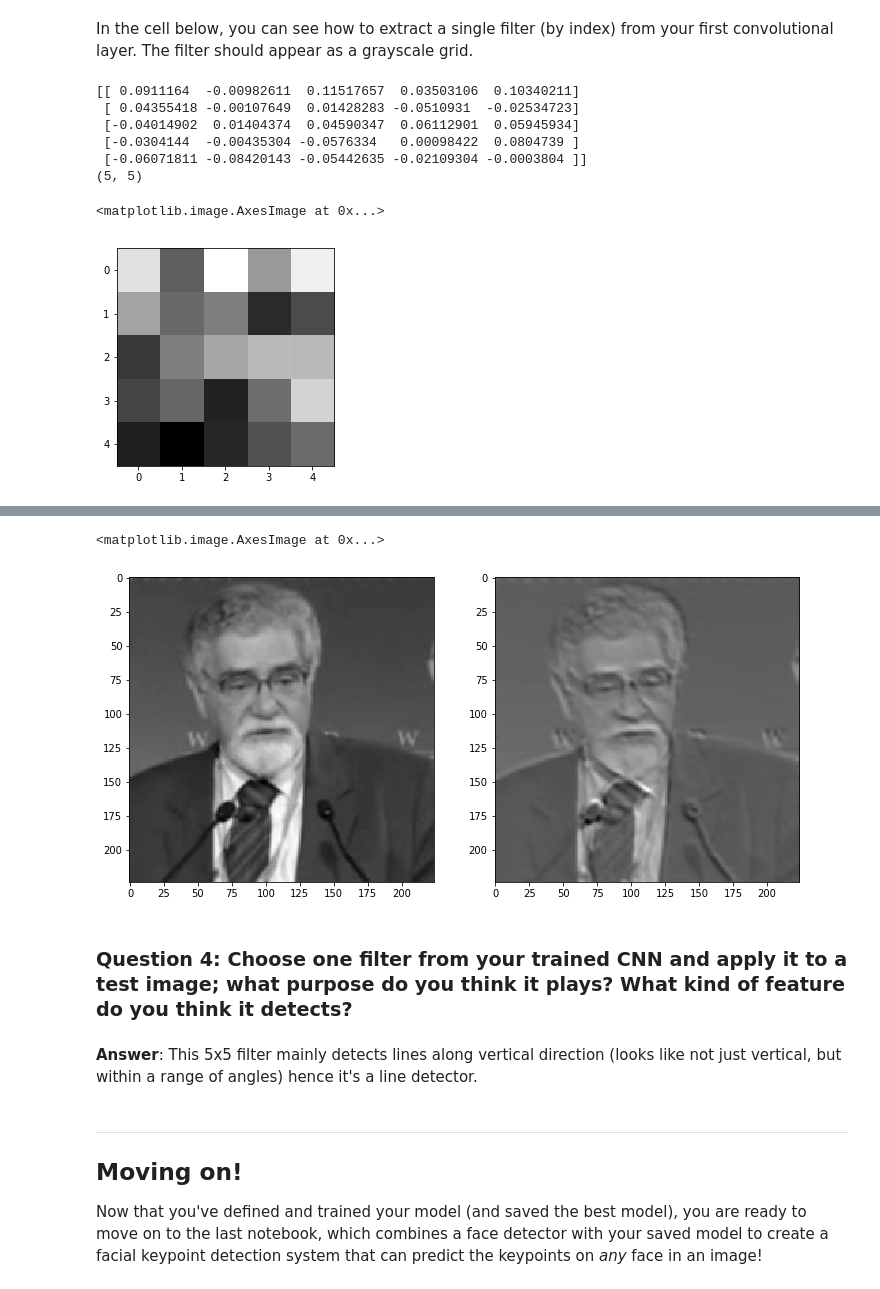
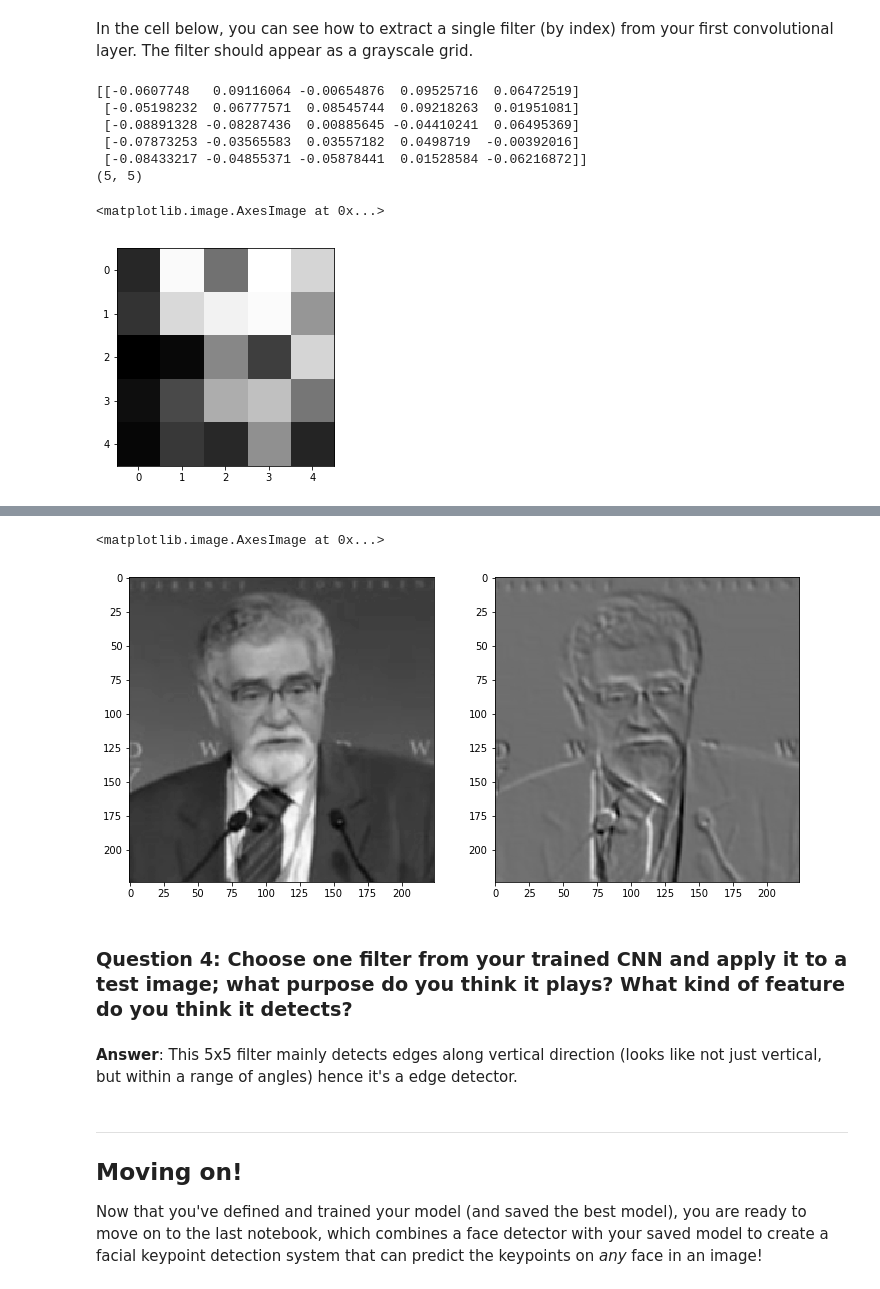
Before and after one commit to FififiJamie/P1_Facial_Keypoints, a Jupyter notebook: 2. Define the Network Architecture.ipynb, the cells around one changed output, grey strips where cells are left out. Saved outputs shown, nothing was run; the diff lists cells and outputs as text; code cells hidden in the pictures.

Commit message:
docs: improve some answers

```diff
--- a/2. Define the Network Architecture.ipynb
+++ b/2. Define the Network Architecture.ipynb
@@ -547,26 +547,26 @@ In the cell below, you can see how to extract a single filter (by index) from yo
 # %%
 # Get the weights in the first conv layer, "conv1"
 # if necessary, change this to reflect the name of your first conv layer
 weights1 = net.conv1.weight.data
 
 w = weights1.cpu().numpy()
 
-filter_index = 1
+filter_index = 0
 
 print(w[filter_index][0])
 print(w[filter_index][0].shape)
 
 # display the filter weights
 plt.imshow(w[filter_index][0], cmap='gray')
 # %% [output]
-[[ 0.0911164  -0.00982611  0.11517657  0.03503106  0.10340211]
- [ 0.04355418 -0.00107649  0.01428283 -0.0510931  -0.02534723]
- [-0.04014902  0.01404374  0.04590347  0.06112901  0.05945934]
- [-0.0304144  -0.00435304 -0.0576334   0.00098422  0.0804739 ]
- [-0.06071811 -0.08420143 -0.05442635 -0.02109304 -0.0003804 ]]
+[[-0.0607748   0.09116064 -0.00654876  0.09525716  0.06472519]
+ [-0.05198232  0.06777571  0.08545744  0.09218263  0.01951081]
+ [-0.08891328 -0.08287436  0.00885645 -0.04410241  0.06495369]
+ [-0.07873253 -0.03565583  0.03557182  0.0498719  -0.00392016]
+ [-0.08433217 -0.04855371 -0.05878441  0.01528584 -0.06216872]]
 (5, 5)
 <matplotlib.image.AxesImage at 0x...>
-[figure, old version]
+[figure, new version]
 # %% [markdown]
 ## Feature maps
 
@@ -601,11 +601,11 @@ filtered_image = cv2.filter2D(image, -1, w[filter_index][0])
 plt.imshow(filtered_image, cmap = 'gray')
 # %% [output]
 <matplotlib.image.AxesImage at 0x...>
-[figure, old version]
+[figure, new version]
 # %% [markdown]
 ### Question 4: Choose one filter from your trained CNN and apply it to a test image; what purpose do you think it plays? What kind of feature do you think it detects?
 # %% [markdown]
-**Answer**: This 5x5 filter mainly detects lines along vertical direction (looks like not just vertical, but within a range of angles) hence it's a line detector.
+**Answer**: This 5x5 filter mainly detects edges along vertical direction (looks like not just vertical, but within a range of angles) hence it's a edge detector.
 # %% [markdown]
 ---
 ## Moving on!
```
Also changed, not shown: parts of 2 cells of this notebook.
